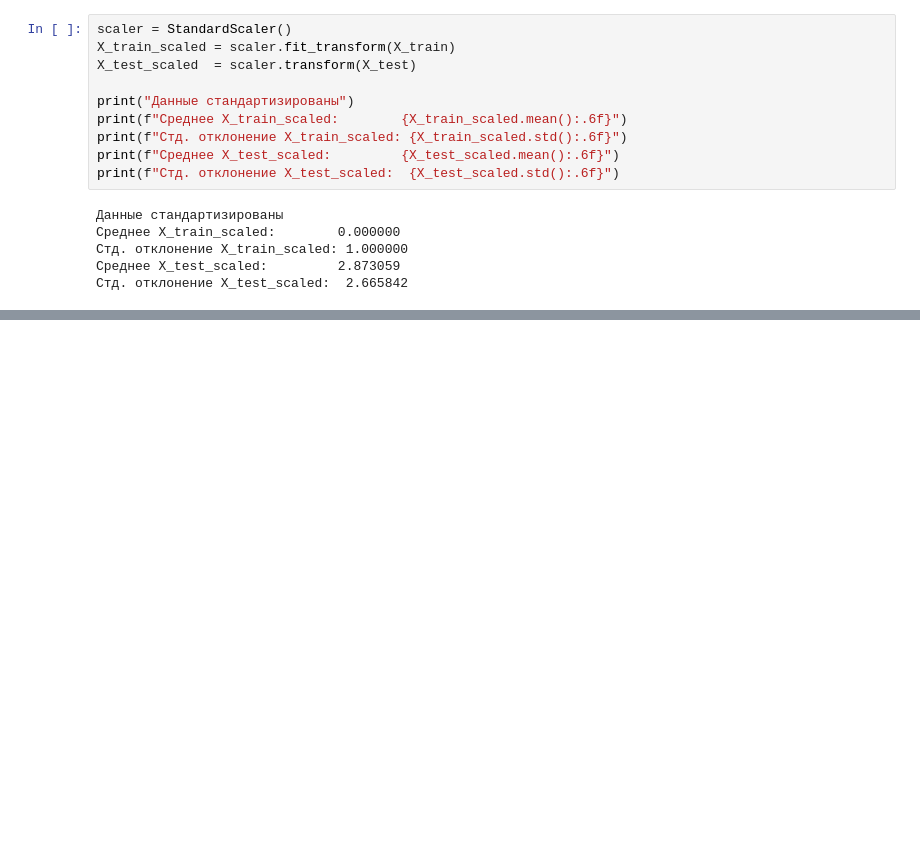
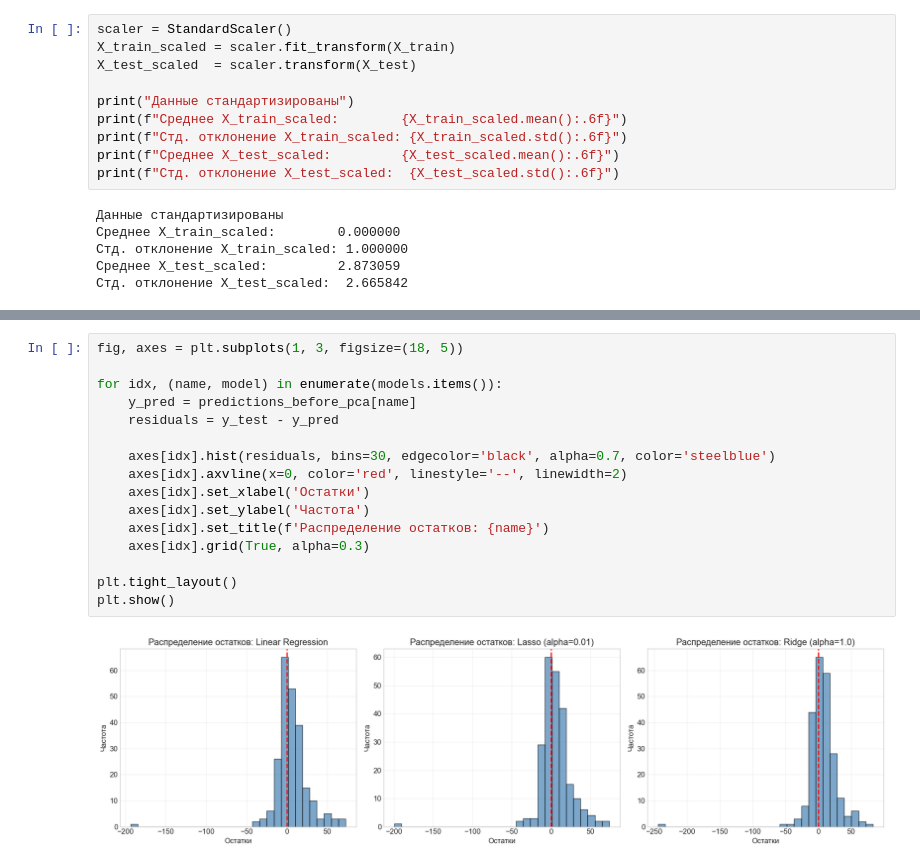
Before and after one commit to Didi5GD/Laba1_AIML, a Jupyter notebook: Laba1_AIML.ipynb, the cells around one changed output, grey strips where cells are left out. Drawn from its saved outputs; the diff is of its cells as text; blank space fills up the shorter version.

```diff
--- a/Laba1_AIML.ipynb
+++ b/Laba1_AIML.ipynb
@@ -546,0 +755,18 @@ print(f"Стд. отклонение X_test_scaled:  {X_test_scaled.std():.6f}")
+# %%
+fig, axes = plt.subplots(1, 3, figsize=(18, 5))
+
+for idx, (name, model) in enumerate(models.items()):
+    y_pred = predictions_before_pca[name]
+    residuals = y_test - y_pred
+
+    axes[idx].hist(residuals, bins=30, edgecolor='black', alpha=0.7, color='steelblue')
+    axes[idx].axvline(x=0, color='red', linestyle='--', linewidth=2)
+    axes[idx].set_xlabel('Остатки')
+    axes[idx].set_ylabel('Частота')
+    axes[idx].set_title(f'Распределение остатков: {name}')
+    axes[idx].grid(True, alpha=0.3)
+
+plt.tight_layout()
+plt.show()
+# %% [output]
+[figure, added]
```
Also changed, not shown: parts of 22 cells of this notebook.
